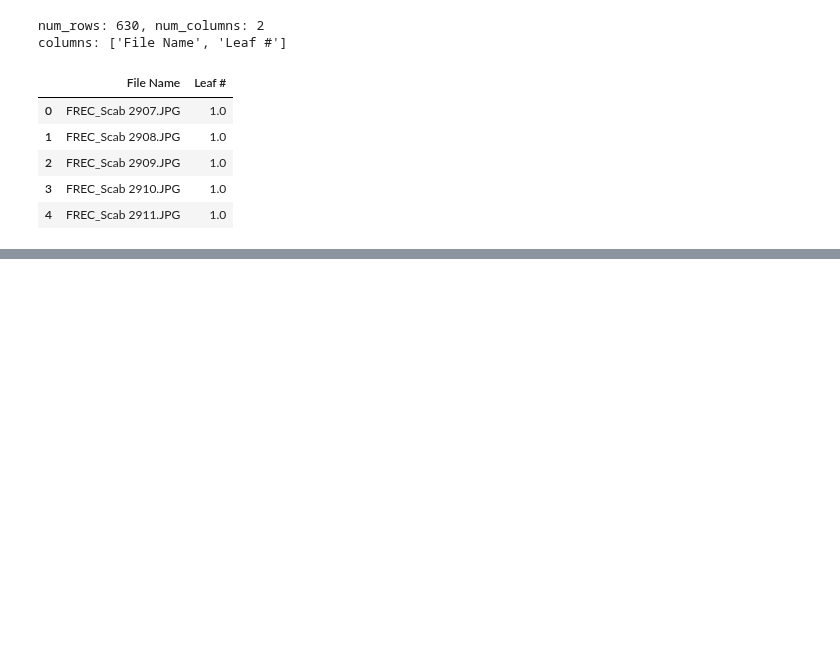
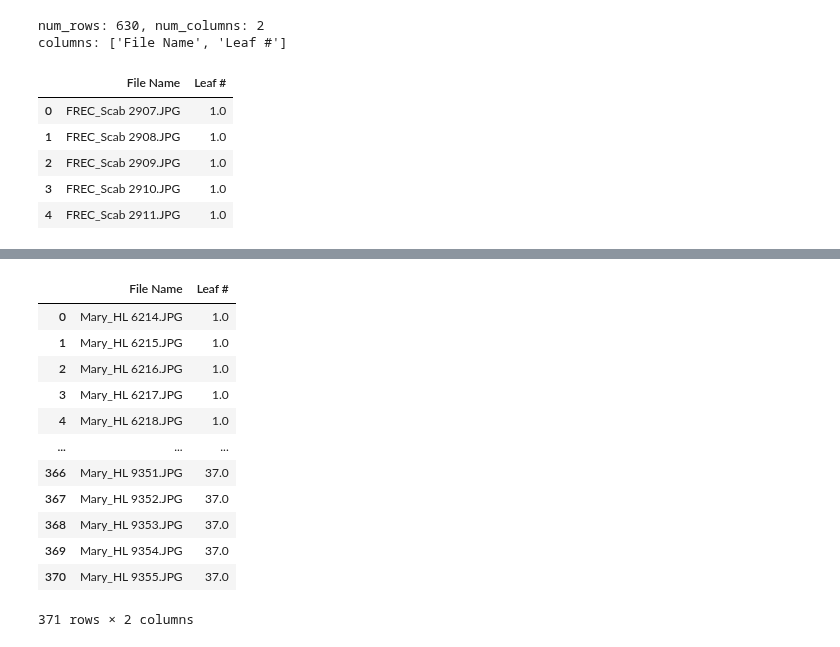
Before and after one commit to bitjockey42/ikapati-research, a Jupyter notebook: notebooks/1.0-agj-data-exploration.ipynb, the cells around one changed output, grey strips where cells are left out. Cells and saved outputs as stored; diff of their text form; code cells hidden in the pictures; blank space fills up the shorter version.

```diff
--- a/notebooks/1.0-agj-data-exploration.ipynb
+++ b/notebooks/1.0-agj-data-exploration.ipynb
@@ -17,7 +24,7 @@ def csv_summary(df):
     print(f"columns: {list(df.columns)}")
     return df.head()
 
-def load_csv(filename):
-    df = pd.read_csv(os.path.join(LEAF_MAPS_DIR, filename), engine="python")
+def load_csv(base_dir, filename):
+    df = pd.read_csv(os.path.join(base_dir, filename), engine="python")
     return df
 # %%
@@ -34,0 +54,16 @@ columns: ['File Name', 'Leaf #']
+# %%
+load_csv(LEAF_MAPS_DIR, "Raspberry_Sheet1.csv")
+# %% [output]
+|  | File Name | Leaf # |
+| 0 | Mary_HL 6214.JPG | 1.0 |
+| 1 | Mary_HL 6215.JPG | 1.0 |
+| 2 | Mary_HL 6216.JPG | 1.0 |
+| 3 | Mary_HL 6217.JPG | 1.0 |
+| 4 | Mary_HL 6218.JPG | 1.0 |
+| ... | ... | ... |
+| 366 | Mary_HL 9351.JPG | 37.0 |
+| 367 | Mary_HL 9352.JPG | 37.0 |
+| 368 | Mary_HL 9353.JPG | 37.0 |
+| 369 | Mary_HL 9354.JPG | 37.0 |
+| 370 | Mary_HL 9355.JPG | 37.0 |
+371 rows × 2 columns
```
Also changed, not shown: parts of 21 cells of this notebook.
